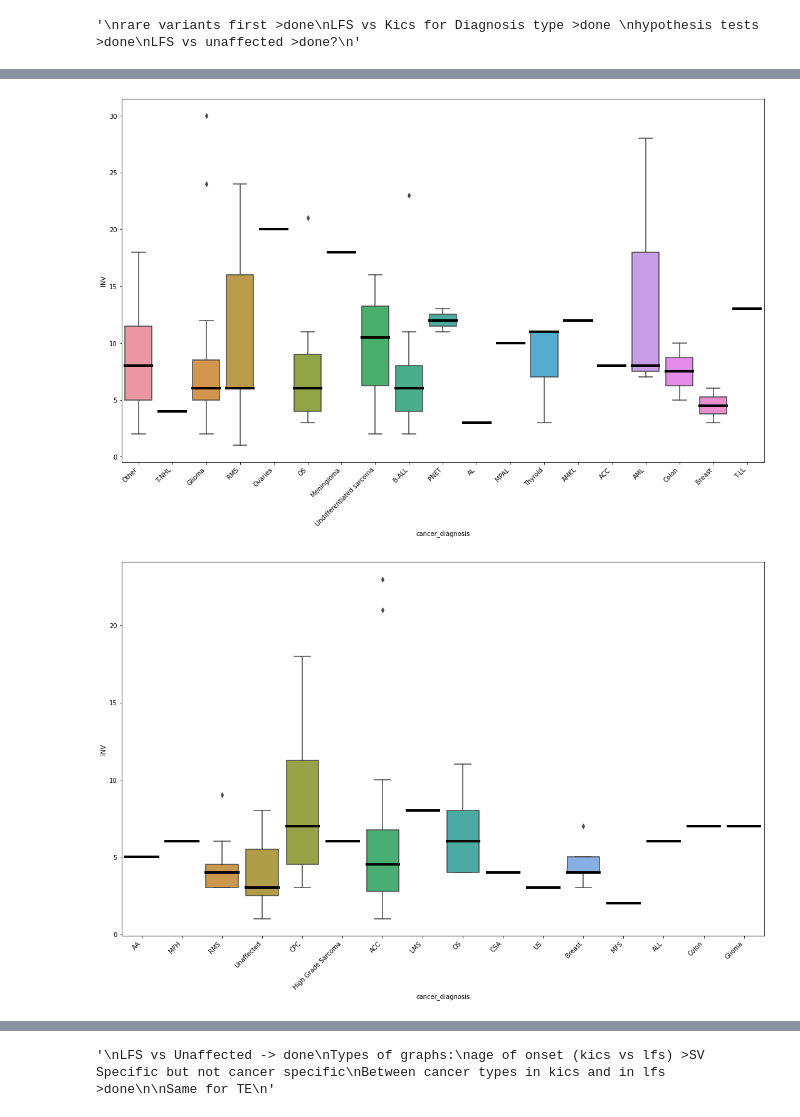
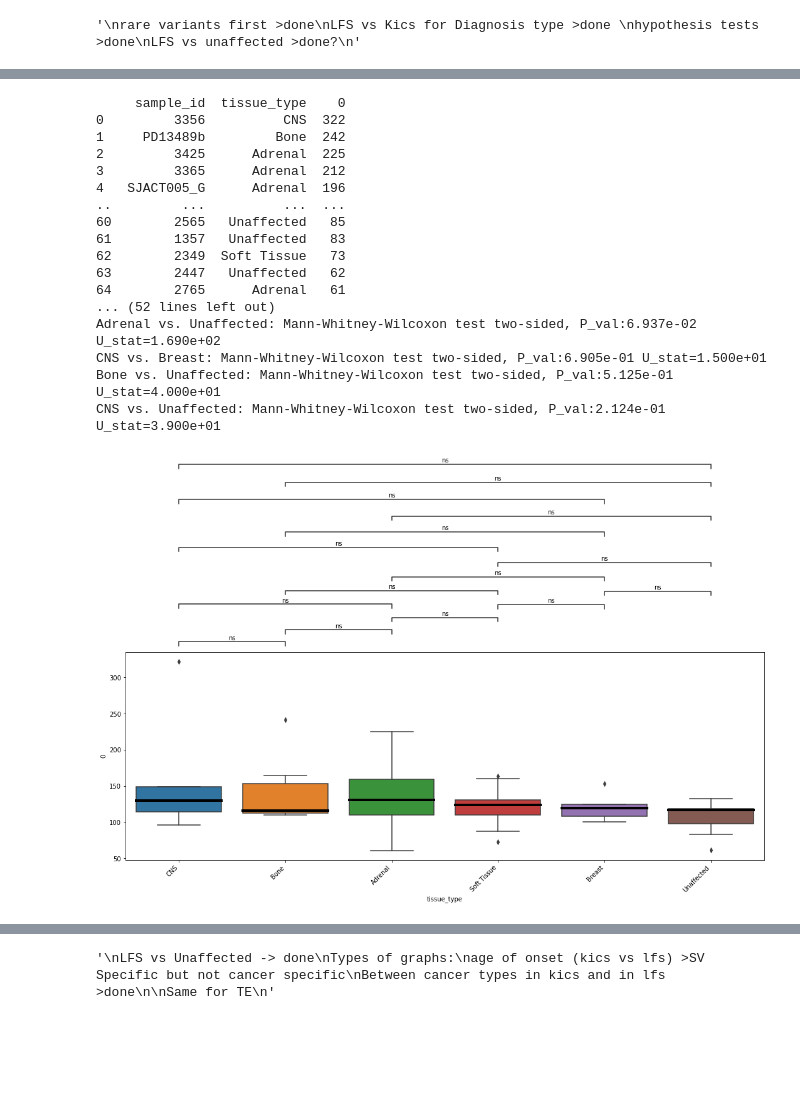
Before and after one commit to vsubasri/Transposable-Elements, a Jupyter notebook: Analysis/Cancer Graphs.ipynb, the cells around one changed output, grey strips where cells are left out. Cells and saved outputs as stored; diff of their text form; code cells hidden in the pictures; blank space fills up the shorter version.

```diff
--- a/Analysis/Cancer Graphs.ipynb
+++ b/Analysis/Cancer Graphs.ipynb
@@ -859,8 +931,0 @@ graphBoxGen('cancer_diagnosis', lD.drop(['DEL', 'INV'], axis=1).reset_index(),'D
-# %%
-graphBoxGen('cancer_diagnosis', kD.drop(['DUP', 'DEL'], axis=1).reset_index(),'INV')
-# %% [output]
-[figure, removed]
-# %%
-graphBoxGen('cancer_diagnosis', lD.drop(['DUP', 'DEL'], axis=1).reset_index(),'INV')
-# %% [output]
-[figure, removed]
@@ -866,0 +964,62 @@ graphBoxGen('cancer_diagnosis', lD.drop(['DUP', 'DEL'], axis=1).reset_index(),'I
+# %%
+"""
+Between Cancer Types
+Make an LFS graph, a KiCS Graph
+- SV Specific
+- Overall <Done
+"""
+
+
+def graphBoxGen(xColumnName, df, ycol = 0):
+    print(df)
+
+    df = filterBig(df, xColumnName)
+    outliersInDf(df,xColumnName,ycol)
+
+    plt.rcParams["figure.figsize"] = [15, 10]
+    ax = sns.boxplot(data=df, x=xColumnName, y=ycol, medianprops={"linewidth": 4, 'color':'black'})
+    ax.set_xticklabels(ax.get_xticklabels(), rotation = 45, ha="right")
+
+    #add statistical test here
+
+    # initializing list
+    uniqueTissue = list(df[xColumnName].unique())
+
+    #does all possible pairings given a list
+    listPairing = [(a,b) for x, a in enumerate(uniqueTissue) for b in uniqueTissue[x+1:]]
+    #print(listPairing)
+
+    annot = Annotator(ax, listPairing, data=df, x=xColumnName, y=ycol)
+    annot.configure(test='Mann-Whitney',
+                    text_format='star', loc='outside', verbose=2)
+    annot.apply_and_annotate()
+
+
+#overall LFS
+ldf = bigLDf.drop(['GD_AF','sample','ageofonset'], axis=1)
+kdf = bigKDf.drop(['CCP germline','abbv_id','tumour_class','ageofonset'],axis=1)
+
+#print(ldf)
+ldfGenTissue = ldf.drop(['SV chrom', 'SV type', 'cancer_diagnosis'],axis=1)
+ldfGenTissue = ldfGenTissue.value_counts().to_frame().reset_index()
+
+graphBoxGen('tissue_type', ldfGenTissue)
+# %% [output]
+     sample_id  tissue_type    0
+0         3356          CNS  322
+1     PD13489b         Bone  242
+2         3425      Adrenal  225
+3         3365      Adrenal  212
+4   SJACT005_G      Adrenal  196
+..         ...          ...  ...
+60        2565   Unaffected   85
+61        1357   Unaffected   83
+62        2349  Soft Tissue   73
+63        2447   Unaffected   62
+64        2765      Adrenal   61
+... (52 lines left out)
+Adrenal vs. Unaffected: Mann-Whitney-Wilcoxon test two-sided, P_val:6.937e-02 U_stat=1.690e+02
+CNS vs. Breast: Mann-Whitney-Wilcoxon test two-sided, P_val:6.905e-01 U_stat=1.500e+01
+Bone vs. Unaffected: Mann-Whitney-Wilcoxon test two-sided, P_val:5.125e-01 U_stat=4.000e+01
+CNS vs. Unaffected: Mann-Whitney-Wilcoxon test two-sided, P_val:2.124e-01 U_stat=3.900e+01
+[figure, added]
```
Also changed, not shown: parts of 76 cells of this notebook, 1 other file.
